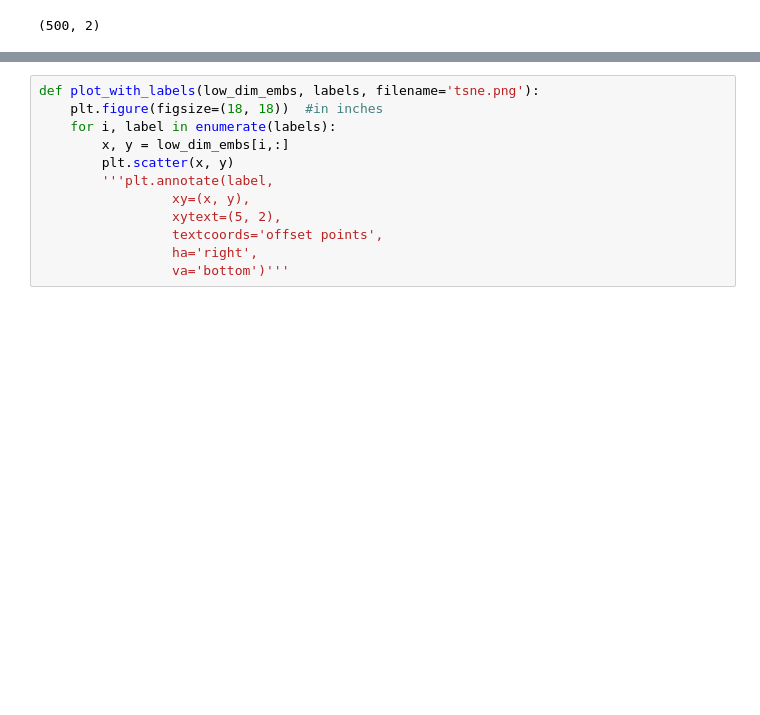
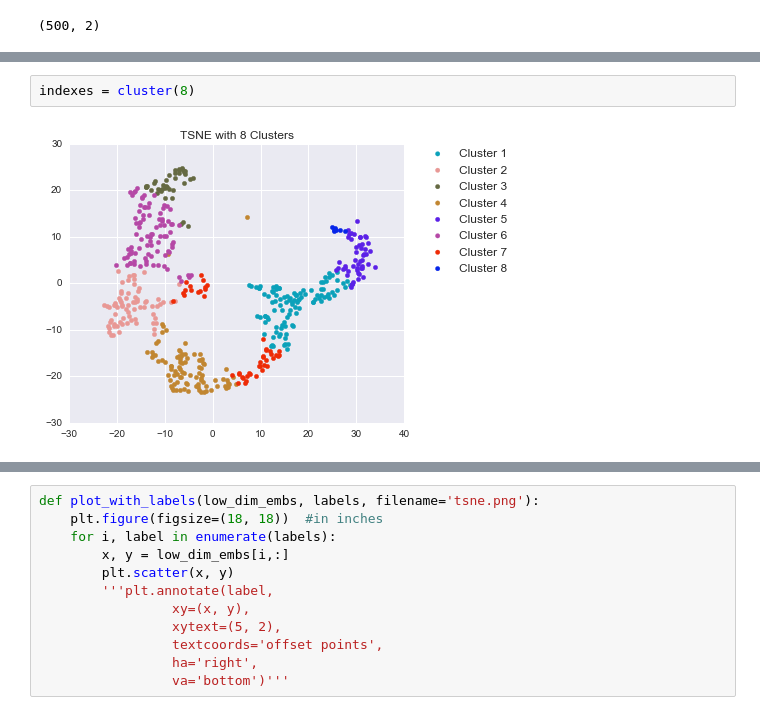
Before and after one commit to neb330/BlackHoles, a Jupyter notebook: Kmeans.ipynb, the cells around one changed output, grey strips where cells are left out. Cells and saved outputs as stored; diff of their text form; blank space fills up the shorter version.

```diff
--- a/Kmeans.ipynb
+++ b/Kmeans.ipynb
@@ -119,0 +148,4 @@ cluster(8)
+# %%
+indexes = cluster(8)
+# %% [output]
+[figure, added]
```
Also changed, not shown: parts of 18 cells of this notebook.
